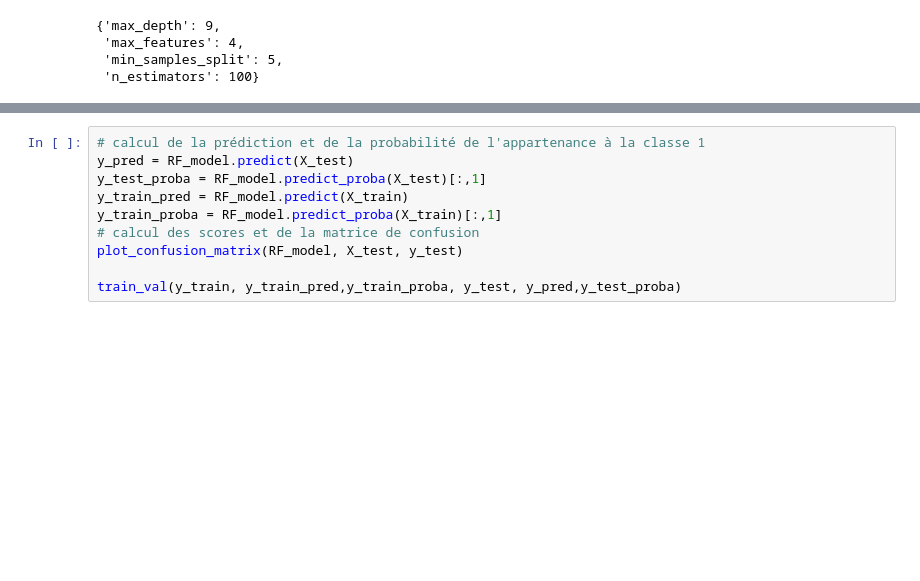
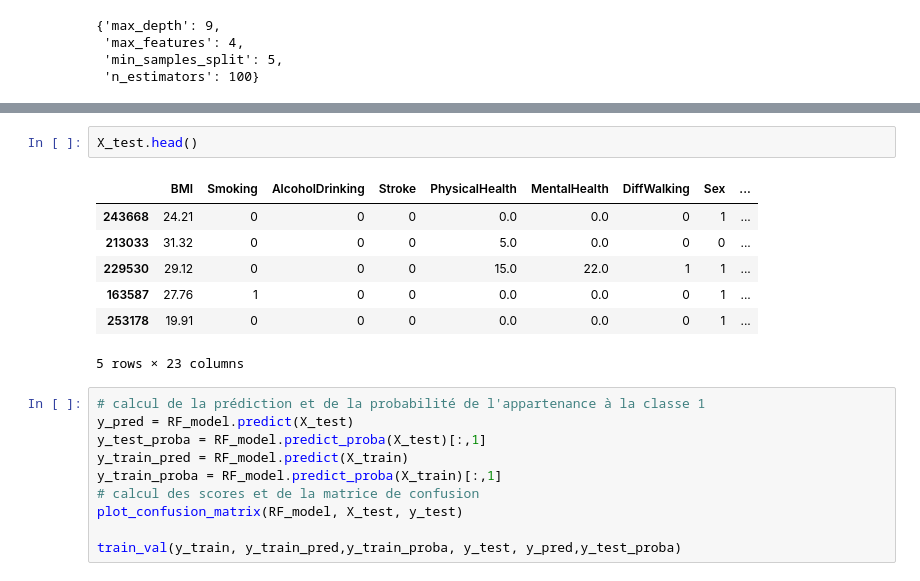
Before and after one commit to Houssam-BIADI/Streamlit_app, a Jupyter notebook: heart_disease_notebook.ipynb, the cells around one changed output, grey strips where cells are left out. Drawn from its saved outputs; the diff is of its cells as text; blank space fills up the shorter version.

```diff
--- a/heart_disease_notebook.ipynb
+++ b/heart_disease_notebook.ipynb
@@ -324,3 +338,13 @@ pickle.dump(RF_model,open('model.pkl','wb'))
+# %%
+X_test.head()
+# %% [output]
+|  | BMI | Smoking | AlcoholDrinking | Stroke | PhysicalHealth | MentalHealth | DiffWalking | Sex | ... |
+| 243668 | 24.21 | 0 | 0 | 0 | 0.0 | 0.0 | 0 | 1 | ... |
+| 213033 | 31.32 | 0 | 0 | 0 | 5.0 | 0.0 | 0 | 0 | ... |
+| 229530 | 29.12 | 0 | 0 | 0 | 15.0 | 22.0 | 1 | 1 | ... |
+| 163587 | 27.76 | 1 | 0 | 0 | 0.0 | 0.0 | 0 | 1 | ... |
+| 253178 | 19.91 | 0 | 0 | 0 | 0.0 | 0.0 | 0 | 1 | ... |
+5 rows × 23 columns
 # %%
 # calcul de la prédiction et de la probabilité de l'appartenance à la classe 1
 y_pred = RF_model.predict(X_test)
```
Also changed, not shown: parts of 5 cells of this notebook, 7 other files.
